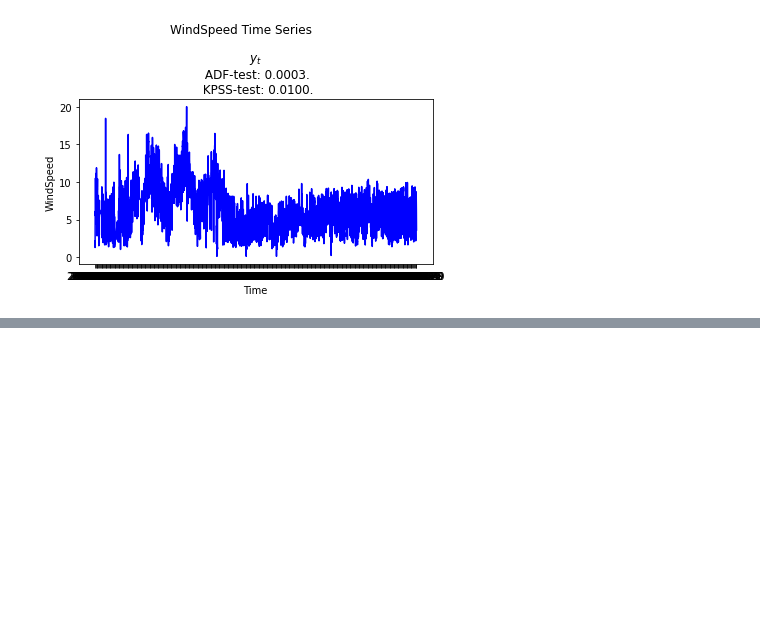
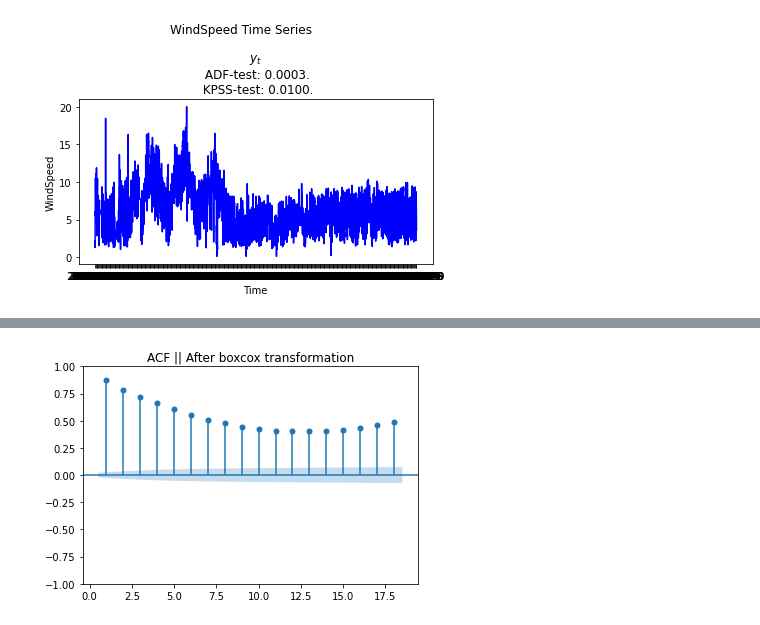
Before and after one commit to NiklasSabel/Industrial-Applications-of-Artificial-Intelligence, a Jupyter notebook: notebooks/Primary sector/Primary sector Wind.ipynb, the cells around one changed output, grey strips where cells are left out. Cells and saved outputs as stored; diff of their text form; code cells hidden in the pictures; blank space fills up the shorter version.

```diff
--- a/notebooks/Primary sector/Primary sector Wind.ipynb
+++ b/notebooks/Primary sector/Primary sector Wind.ipynb
@@ -693,6 +723,8 @@ Since we do not have a stationary series yet. We will use transformations and di
 # %%
 max_lag= 18
-title = 'Without changes'
-stld_plot = plot_acf(y, lags=range(1, max_lag+1),  title='ACF || '+ title)
+title = 'After boxcox transformation'
+stld_plot = plot_acf(y_transf, lags=range(1, max_lag+1),  title='ACF || '+ title)
+# %% [output]
+[figure, added]
 # %%
 max_lag= 18
```
Also changed, not shown: parts of 31 cells of this notebook.
